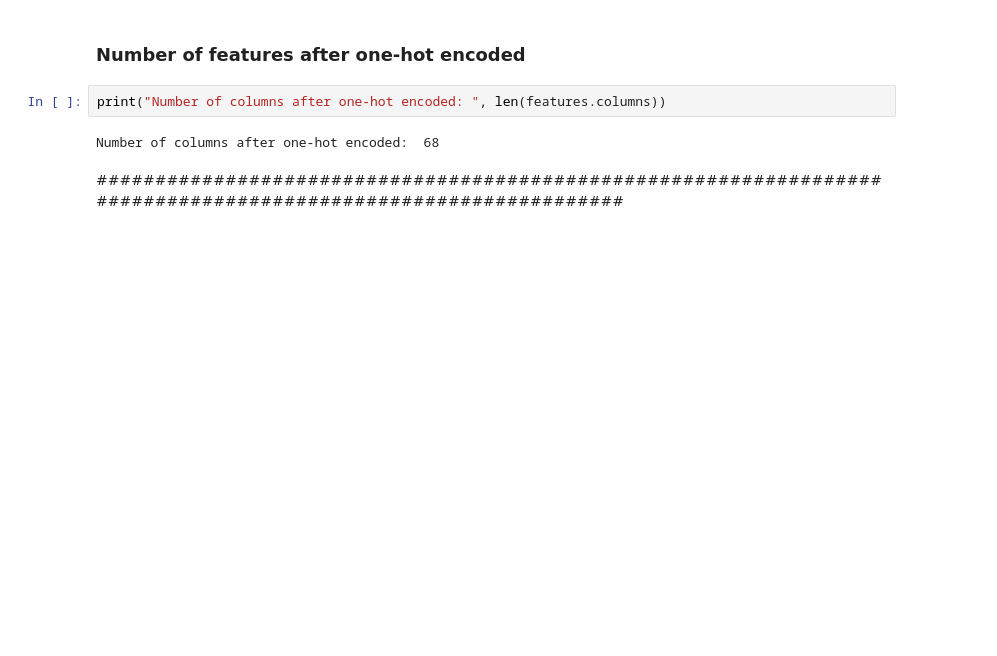
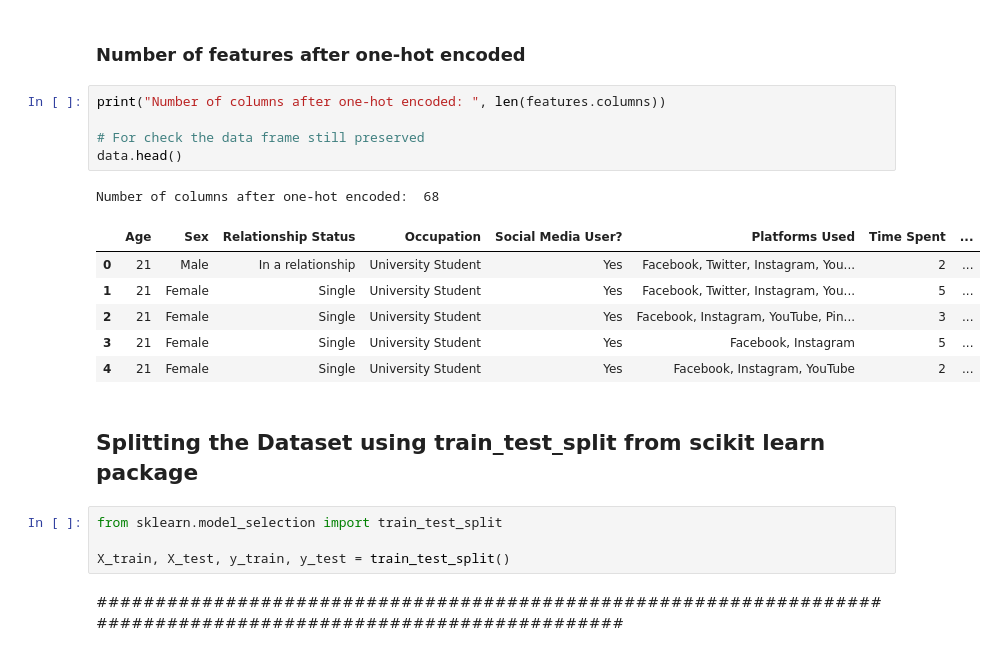
Before and after one commit to cepdnaclk/e19-co544-Concentration-Difficulty-Prediction-Model, a Jupyter notebook: random_forest.ipynb, the cells around one changed output. Drawn from its saved outputs; the diff is of its cells as text; blank space fills up the shorter version.

```diff
--- a/random_forest.ipynb
+++ b/random_forest.ipynb
@@ -786,7 +850,22 @@ Number of columns after one-hot encoding after encoded 'platforms used?' also:
 ### Number of features after one-hot encoded
 # %%
 print("Number of columns after one-hot encoded: ", len(features.columns))
+
+# For check the data frame still preserved
+data.head()
 # %% [output]
 Number of columns after one-hot encoded:  68
+|  | Age | Sex | Relationship Status | Occupation | Social Media User? | Platforms Used | Time Spent | ... |
+| 0 | 21 | Male | In a relationship | University Student | Yes | Facebook, Twitter, Instagram, You... | 2 | ... |
+| 1 | 21 | Female | Single | University Student | Yes | Facebook, Twitter, Instagram, You... | 5 | ... |
+| 2 | 21 | Female | Single | University Student | Yes | Facebook, Instagram, YouTube, Pin... | 3 | ... |
+| 3 | 21 | Female | Single | University Student | Yes | Facebook, Instagram | 5 | ... |
+| 4 | 21 | Female | Single | University Student | Yes | Facebook, Instagram, YouTube | 2 | ... |
+# %% [markdown]
+## Splitting the Dataset using train_test_split from scikit learn package
+# %%
+from sklearn.model_selection import train_test_split
+
+X_train, X_test, y_train, y_test = train_test_split()
 # %% [markdown]
 ################################################################################################################
```
Also changed, not shown: parts of 8 cells of this notebook.
